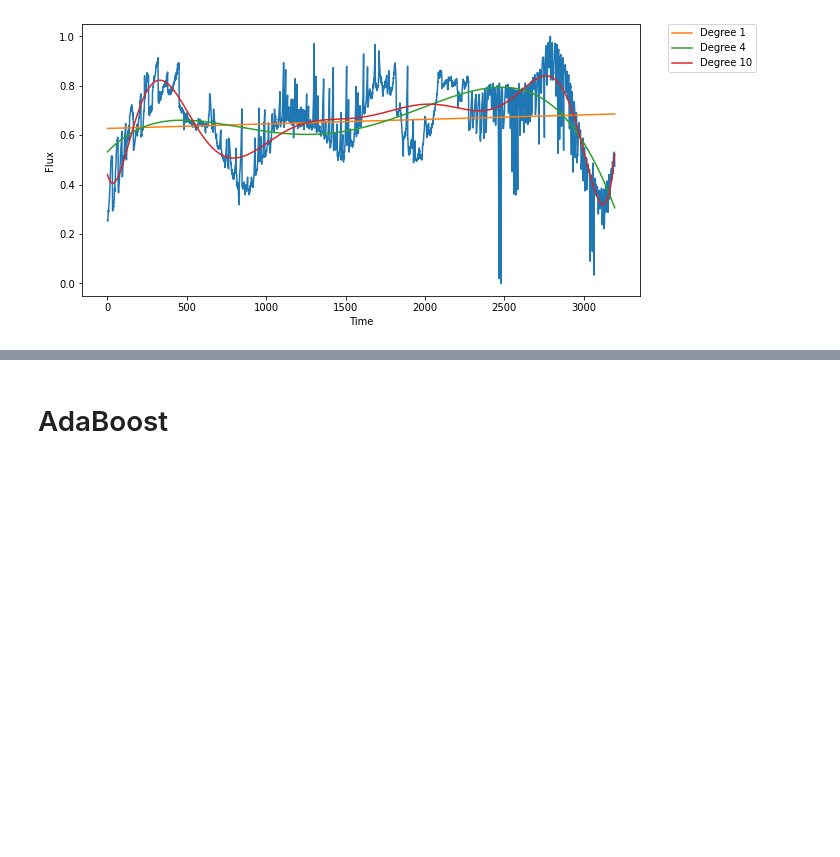
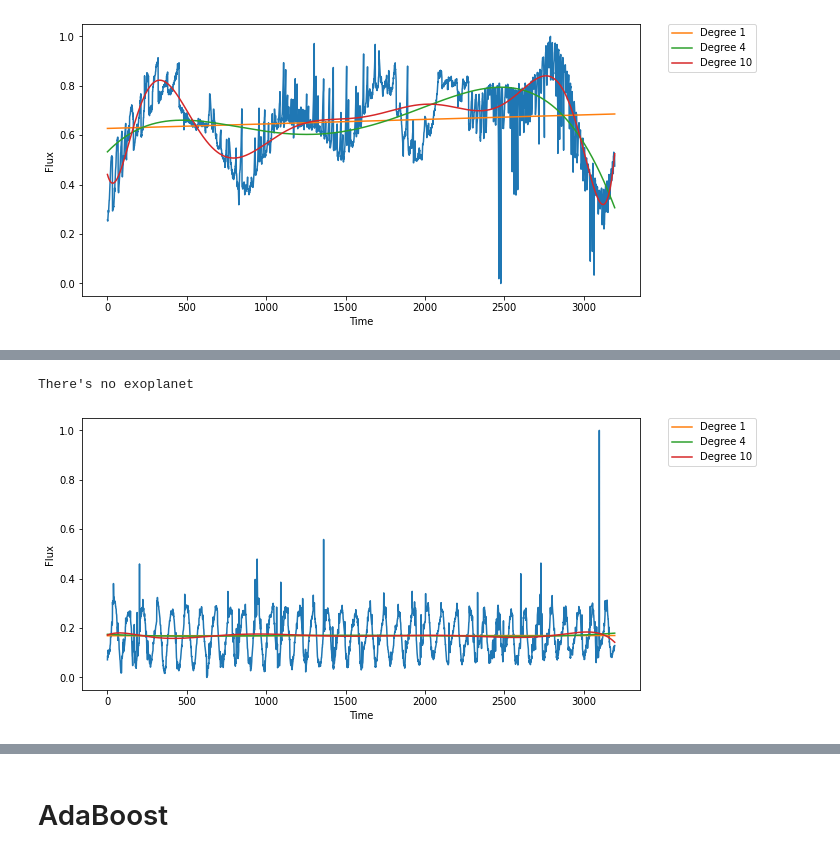
Before and after one commit to DZAlpha/ExoplanetHunting, a Jupyter notebook: exoplanets_hunting.ipynb, the cells around one changed output, grey strips where cells are left out. Saved outputs shown, nothing was run; the diff lists cells and outputs as text; code cells hidden in the pictures; blank space fills up the shorter version.

```diff
--- a/exoplanets_hunting.ipynb
+++ b/exoplanets_hunting.ipynb
@@ -30,0 +64,5 @@ There is an exoplanet
+# %%
+plot_row(train_df, 40)
+# %% [output]
+There's no exoplanet
+[figure, added]
```
Also changed, not shown: parts of 29 cells of this notebook, 3 other files.
